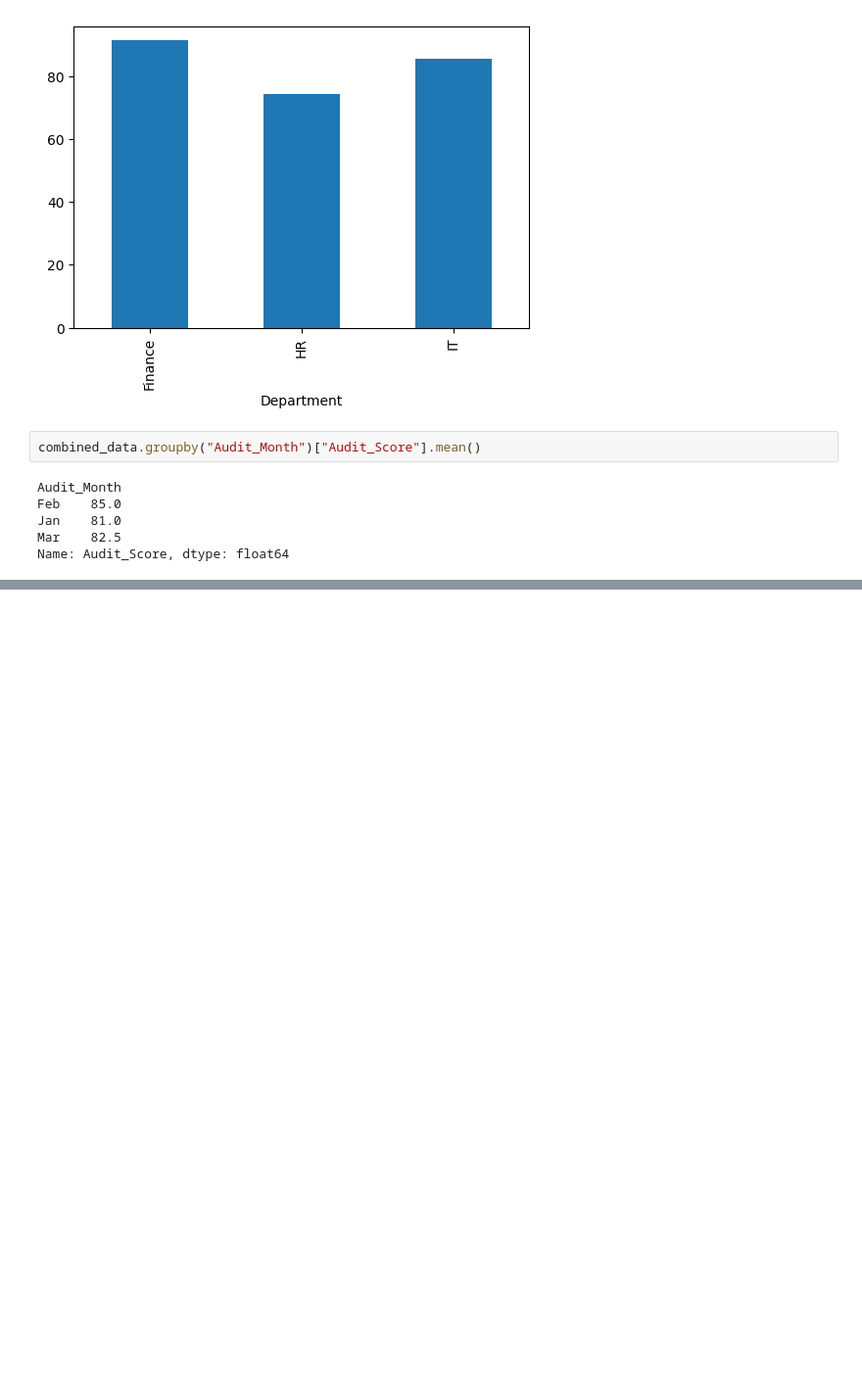
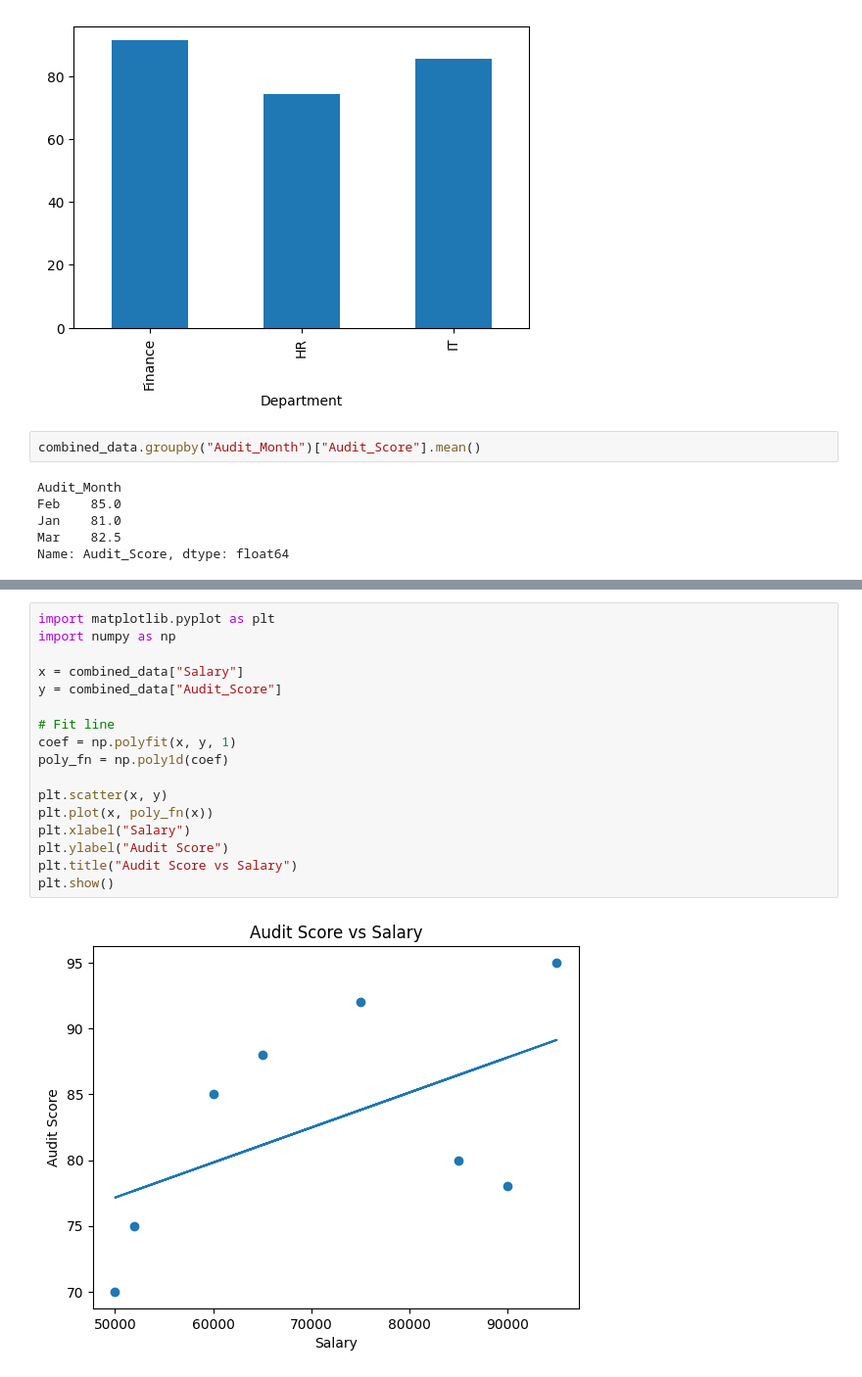
Before and after one commit to nikhilniksss/Python-Programming, a Jupyter notebook: assessment_script.ipynb, the cells around one changed output, grey strips where cells are left out. Shown at 98% size. Drawn from its saved outputs; the diff is of its cells as text; blank space fills up the shorter version.

```diff
--- a/assessment_script.ipynb
+++ b/assessment_script.ipynb
@@ -143,0 +196,19 @@ Name: Audit_Score, dtype: float64
+# %%
+import matplotlib.pyplot as plt
+import numpy as np
+
+x = combined_data["Salary"]
+y = combined_data["Audit_Score"]
+
+# Fit line
+coef = np.polyfit(x, y, 1)
+poly_fn = np.poly1d(coef)
+
+plt.scatter(x, y)
+plt.plot(x, poly_fn(x))
+plt.xlabel("Salary")
+plt.ylabel("Audit Score")
+plt.title("Audit Score vs Salary")
+plt.show()
+# %% [output]
+[figure, added]
```
Also changed, not shown: parts of 5 cells of this notebook.
